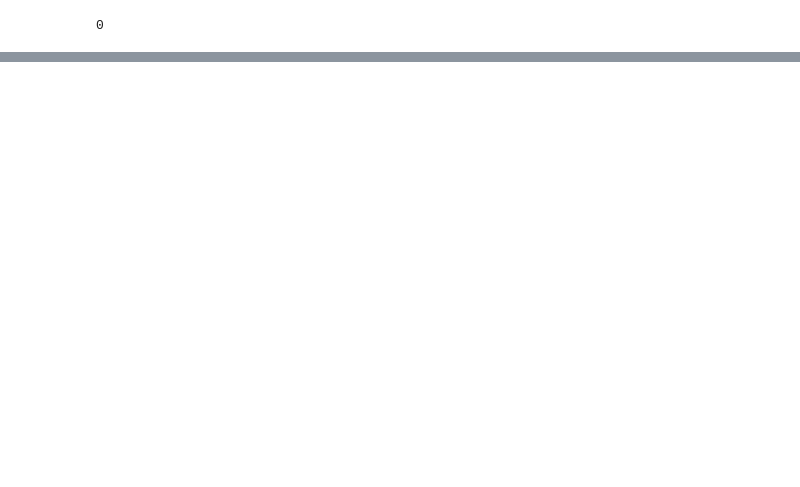
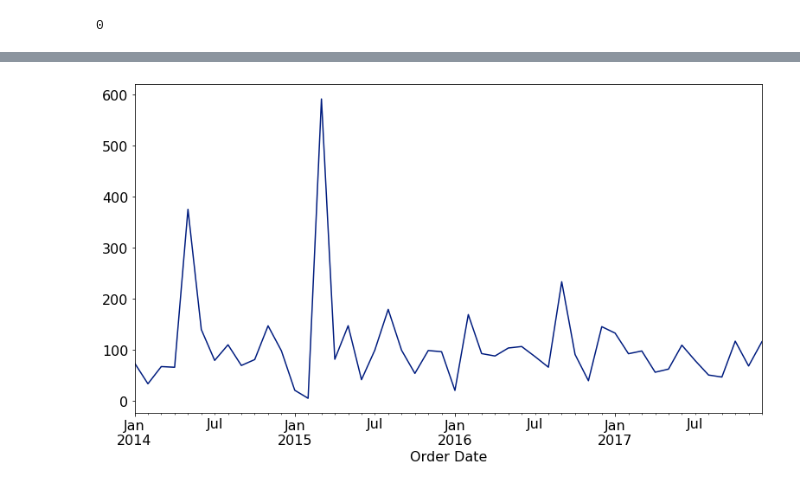
Before and after one commit to Kristofer-Rivera-and-Oliver-Ton/time_series_project, a Jupyter notebook: first_notebook.ipynb, the cells around one changed output, grey strips where cells are left out. Saved outputs shown, nothing was run; the diff lists cells and outputs as text; code cells hidden in the pictures; blank space fills up the shorter version.

```diff
--- a/first_notebook.ipynb
+++ b/first_notebook.ipynb
@@ -27,6 +27,11 @@ import pandas as pd
 import numpy as np
 import os
 import wrangle as w
+# %%
+# plotting defaults
+plt.rc('figure', figsize=(13, 7))
+plt.style.use('seaborn-dark-palette')
+plt.rc('font', size=16)
 # %%
 #Acquire superstore data from codeup database
 df = w.get_superstore_data()
@@ -91,0 +120,3 @@ memory usage: 284.5+ KB
+# %%
+# Extract the data of Office Supplies
+office_supplies = df.loc[df['category'] == 'Office Supplies']
@@ -91,0 +139,3 @@ memory usage: 284.5+ KB
+# %%
+#using the start of each month as the timestamp
+monthly = office_supplies['sales'].resample('MS').mean()
@@ -91,0 +162,6 @@ memory usage: 284.5+ KB
+# %%
+#Lets see monthly sales
+monthly.plot()
+plt.show()
+# %% [output]
+[figure, added]
```
Also changed, not shown: parts of 9 cells of this notebook.
